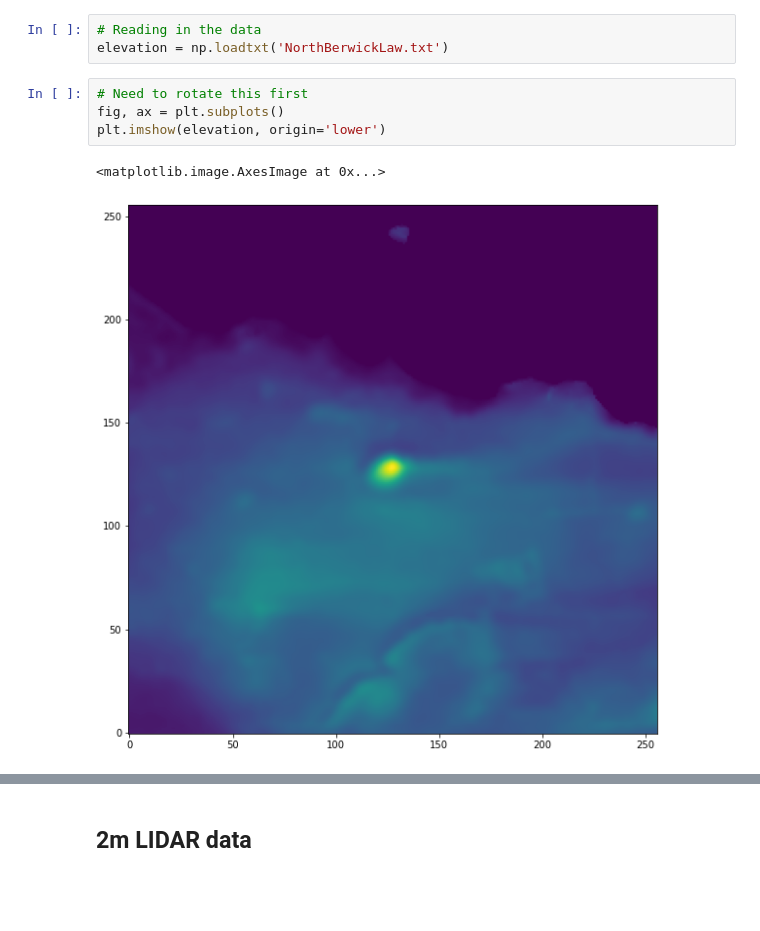
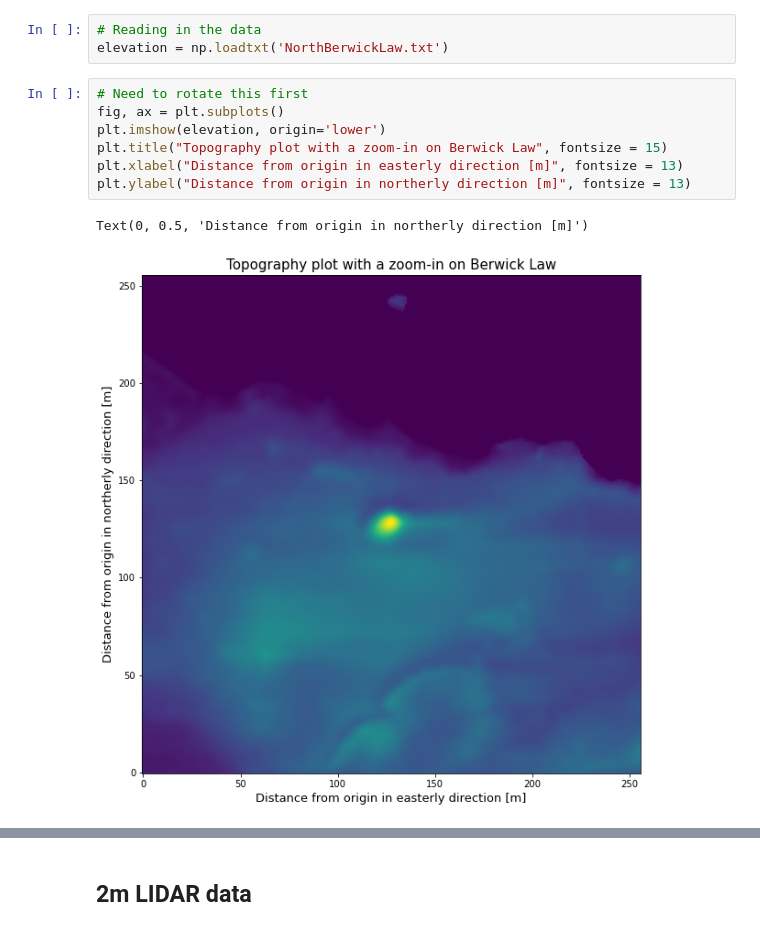
Before and after one commit to dhegedus99/MetGroupProject, a Jupyter notebook: TopographyNotebook.ipynb, the cells around one changed output, grey strips where cells are left out. Drawn from its saved outputs; the diff is of its cells as text; blank space fills up the shorter version.

```diff
--- a/TopographyNotebook.ipynb
+++ b/TopographyNotebook.ipynb
@@ -23,7 +30,10 @@ elevation = np.loadtxt('NorthBerwickLaw.txt')
 # %%
 # Need to rotate this first
 fig, ax = plt.subplots()
 plt.imshow(elevation, origin='lower')
+plt.title("Topography plot with a zoom-in on Berwick Law", fontsize = 15)
+plt.xlabel("Distance from origin in easterly direction [m]", fontsize = 13)
+plt.ylabel("Distance from origin in northerly direction [m]", fontsize = 13)
 # %% [output]
-<matplotlib.image.AxesImage at 0x...>
+Text(0, 0.5, 'Distance from origin in northerly direction [m]')
-[figure, old version]
+[figure, new version]
```
Also changed, not shown: parts of 10 cells of this notebook.
